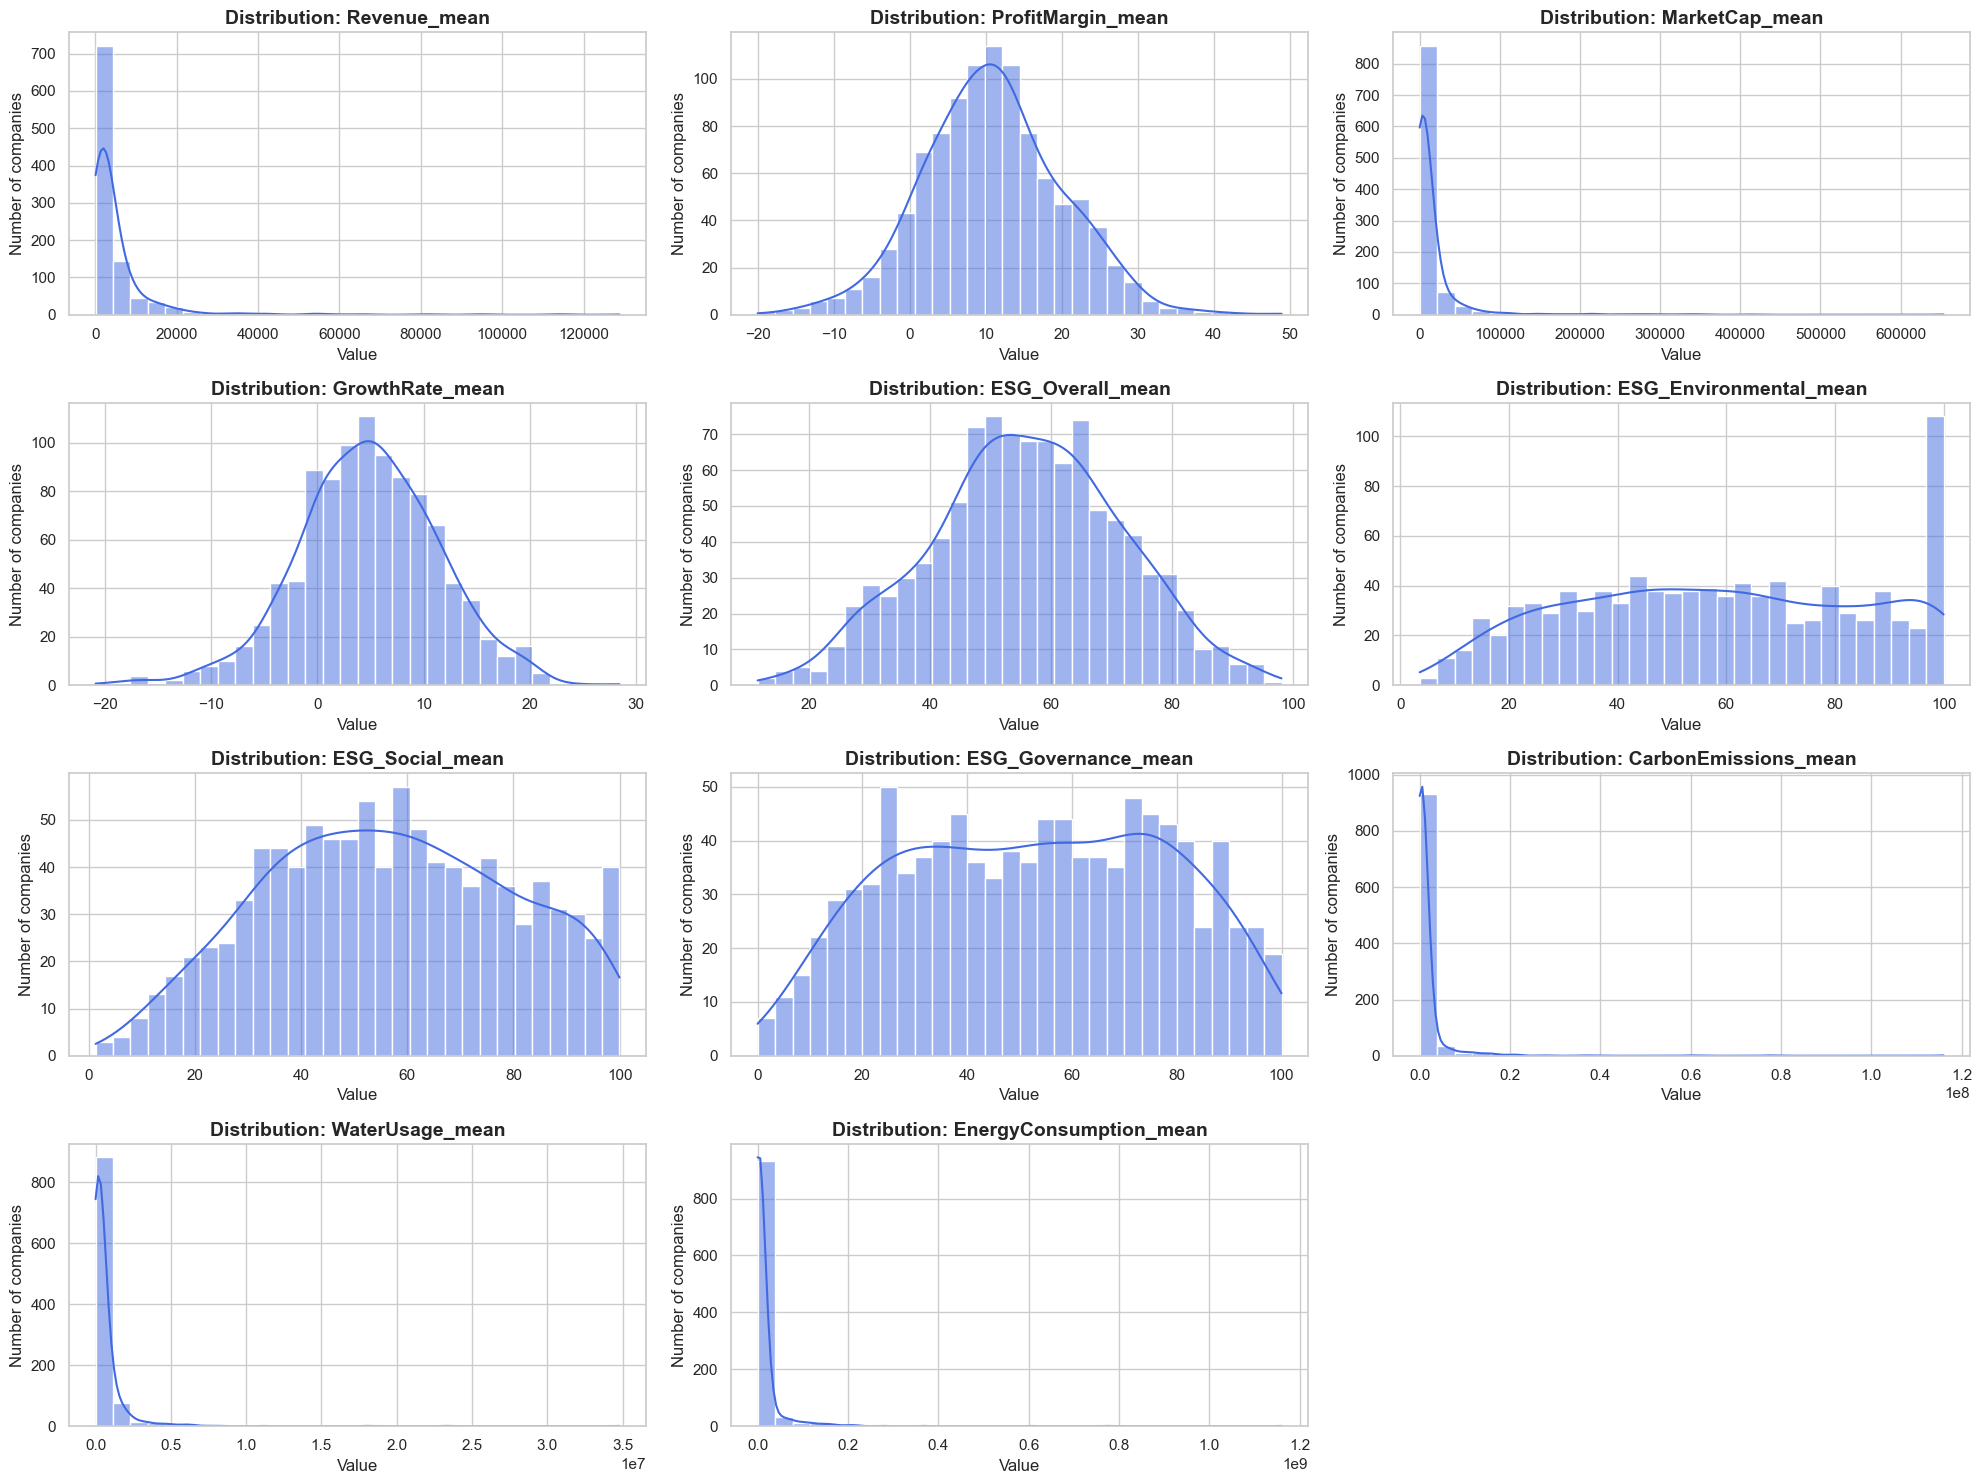
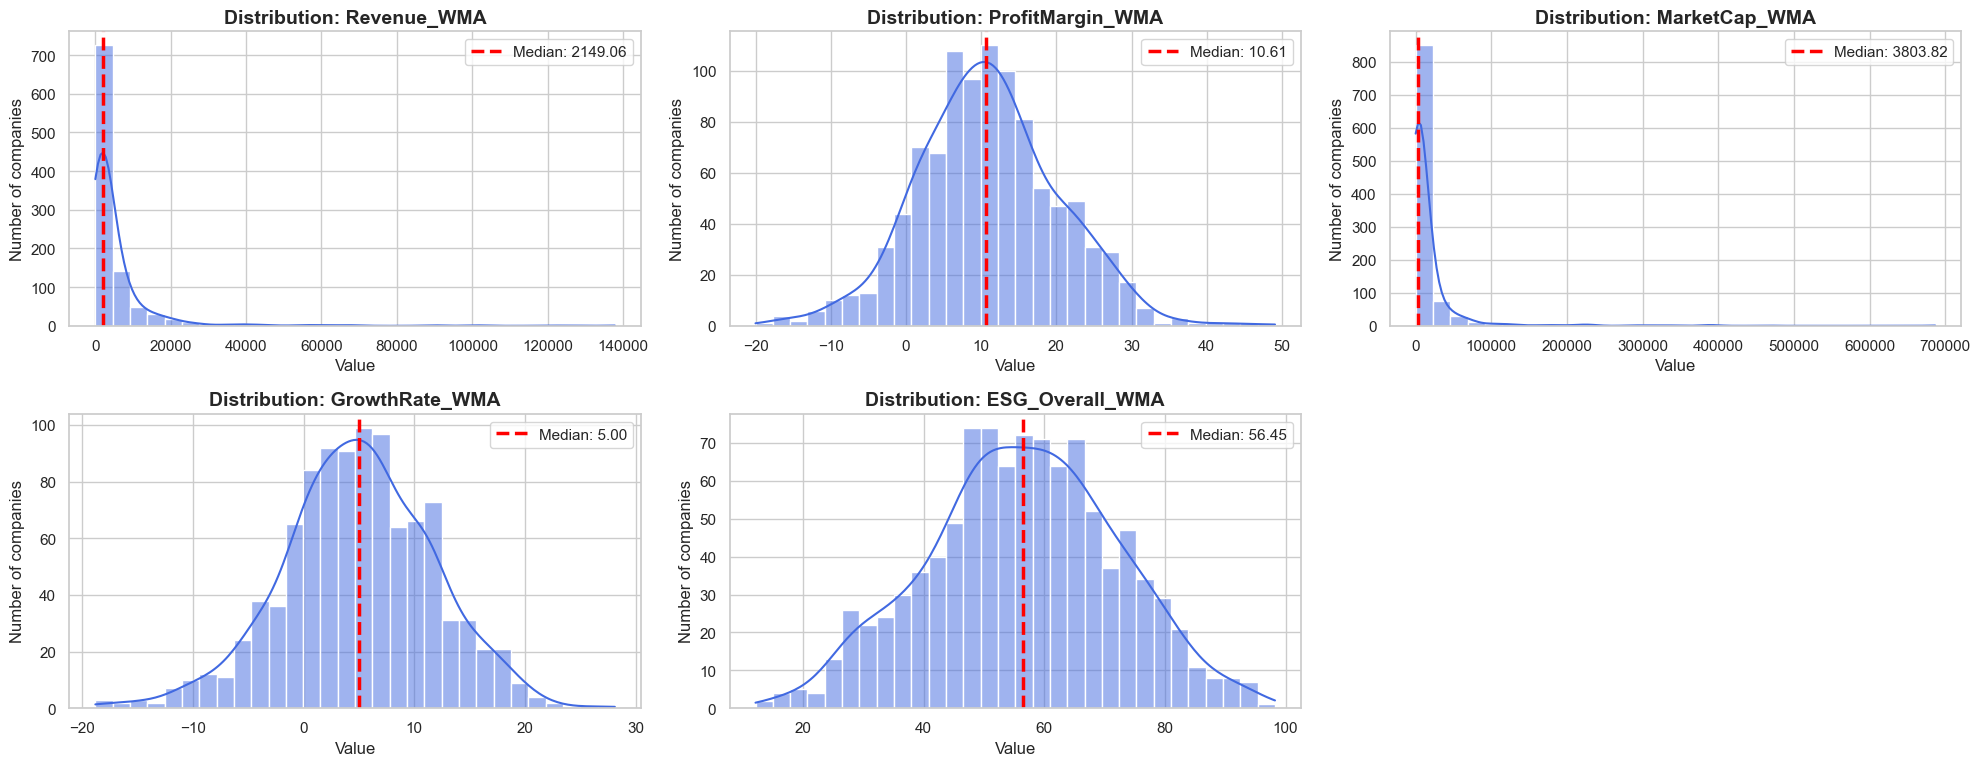
The notebook cell's code change between the first figure and the second:
--- before
+++ after
@@ -1,8 +1,11 @@
 plt.figure(figsize=(20, 15))
 
-for i, col in enumerate(mean_columns, 1):
+for i, col in enumerate(WMA_columns, 1):
     plt.subplot(4, 3, i) # Siatka 4 rzędy x 3 kolumny
     # Rysujemy histogram z linią gęstości (kde=True)
     sns.histplot(df[col], kde=True, bins=30, color="royalblue")
+
+    median_val = df[col].median()
+    plt.axvline(median_val, color='red', linestyle='--', linewidth=2.5, label=f'Median: {median_val:.2f}')
     
     # Kosmetyka wykresu
@@ -11,4 +14,6 @@
     plt.ylabel('Number of companies')
 
+    plt.legend()
+
 # Automatyczne dopasowanie odstępów i wyświetlenie
 plt.tight_layout()

Commit: New metric ESG_signal-to-ratio and distributions of every metric